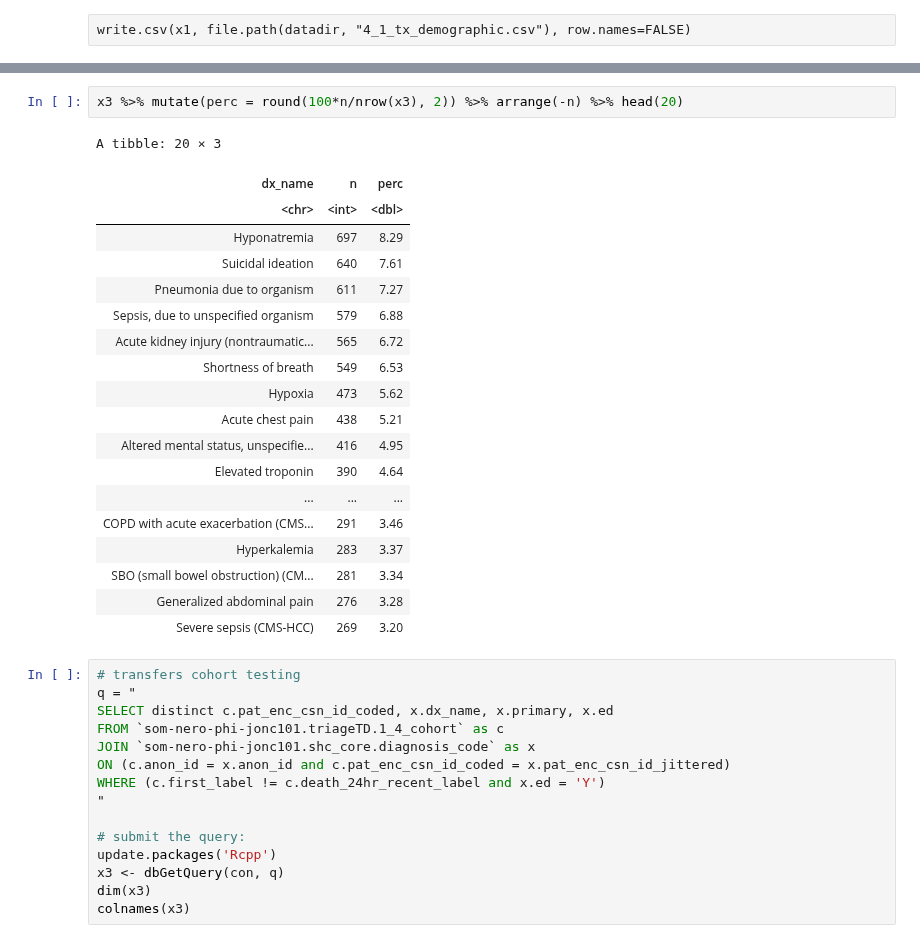
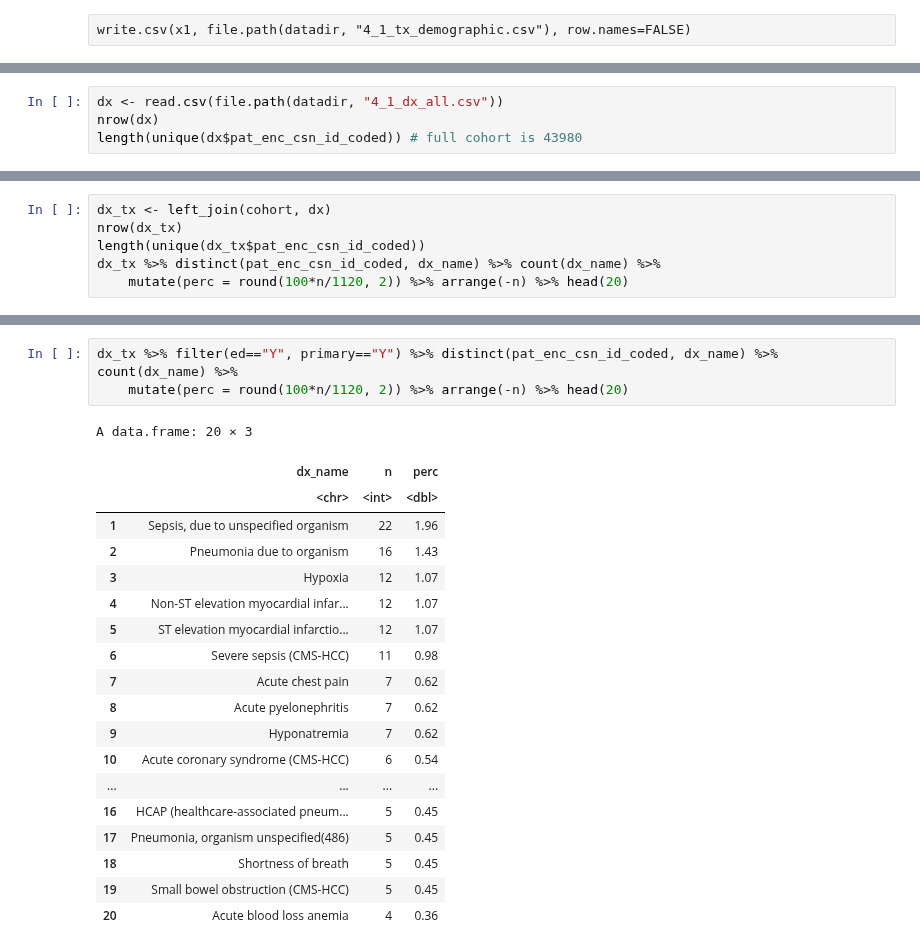
Before and after one commit to Minh084/TDA, a Jupyter notebook: 4_description/4.1_transfers.ipynb, the cells around one changed output, grey strips where cells are left out. Cells and saved outputs as stored; diff of their text form.

```diff
--- a/4_description/4.1_transfers.ipynb
+++ b/4_description/4.1_transfers.ipynb
@@ -241,0 +218,4 @@ colnames(x2)
+# %%
+dx <- read.csv(file.path(datadir, "4_1_dx_all.csv"))
+nrow(dx)
+length(unique(dx$pat_enc_csn_id_coded)) # full cohort is 43980
@@ -336,0 +271,6 @@ colnames(x3)
+# %%
+dx_tx <- left_join(cohort, dx)
+nrow(dx_tx)
+length(unique(dx_tx$pat_enc_csn_id_coded))
+dx_tx %>% distinct(pat_enc_csn_id_coded, dx_name) %>% count(dx_name) %>%
+    mutate(perc = round(100*n/1120, 2)) %>% arrange(-n) %>% head(20)
@@ -337,37 +300,23 @@ colnames(x3)
 # %%
-x3 %>% mutate(perc = round(100*n/nrow(x3), 2)) %>% arrange(-n) %>% head(20)
+dx_tx %>% filter(ed=="Y", primary=="Y") %>% distinct(pat_enc_csn_id_coded, dx_name) %>% count(dx_name) %>%
+    mutate(perc = round(100*n/1120, 2)) %>% arrange(-n) %>% head(20)
 # %% [output]
-A tibble: 20 × 3
+A data.frame: 20 × 3
-| dx_name | n | perc |
-| <chr> | <int> | <dbl> |
-| Hyponatremia | 697 | 8.29 |
-| Suicidal ideation | 640 | 7.61 |
-| Pneumonia due to organism | 611 | 7.27 |
-| Sepsis, due to unspecified organism | 579 | 6.88 |
-| Acute kidney injury (nontraumatic... | 565 | 6.72 |
-| Shortness of breath | 549 | 6.53 |
-| Hypoxia | 473 | 5.62 |
-| Acute chest pain | 438 | 5.21 |
-| Altered mental status, unspecifie... | 416 | 4.95 |
-| Elevated troponin | 390 | 4.64 |
-| ... | ... | ... |
-| COPD with acute exacerbation (CMS... | 291 | 3.46 |
-| Hyperkalemia | 283 | 3.37 |
-| SBO (small bowel obstruction) (CM... | 281 | 3.34 |
-| Generalized abdominal pain | 276 | 3.28 |
-| Severe sepsis (CMS-HCC) | 269 | 3.20 |
+|  | dx_name | n | perc |
+|  | <chr> | <int> | <dbl> |
+| 1 | Sepsis, due to unspecified organism | 22 | 1.96 |
+| 2 | Pneumonia due to organism | 16 | 1.43 |
+| 3 | Hypoxia | 12 | 1.07 |
+| 4 | Non-ST elevation myocardial infar... | 12 | 1.07 |
+| 5 | ST elevation myocardial infarctio... | 12 | 1.07 |
+| 6 | Severe sepsis (CMS-HCC) | 11 | 0.98 |
+| 7 | Acute chest pain | 7 | 0.62 |
+| 8 | Acute pyelonephritis | 7 | 0.62 |
+| 9 | Hyponatremia | 7 | 0.62 |
+| 10 | Acute coronary syndrome (CMS-HCC) | 6 | 0.54 |
+| ... | ... | ... | ... |
+| 16 | HCAP (healthcare-associated pneum... | 5 | 0.45 |
+| 17 | Pneumonia, organism unspecified(486) | 5 | 0.45 |
+| 18 | Shortness of breath | 5 | 0.45 |
+| 19 | Small bowel obstruction (CMS-HCC) | 5 | 0.45 |
+| 20 | Acute blood loss anemia | 4 | 0.36 |
-# %%
-# transfers cohort testing
-q = "
-SELECT distinct c.pat_enc_csn_id_coded, x.dx_name, x.primary, x.ed
-FROM `som-nero-phi-jonc101.triageTD.1_4_cohort` as c
-JOIN `som-nero-phi-jonc101.shc_core.diagnosis_code` as x
-ON (c.anon_id = x.anon_id and c.pat_enc_csn_id_coded = x.pat_enc_csn_id_jittered)
-WHERE (c.first_label != c.death_24hr_recent_label and x.ed = 'Y')
-"
-
-# submit the query:
-update.packages('Rcpp')
-x3 <- dbGetQuery(con, q)
-dim(x3)
-colnames(x3)
```
Also changed, not shown: parts of 24 cells of this notebook, 3 other files.
